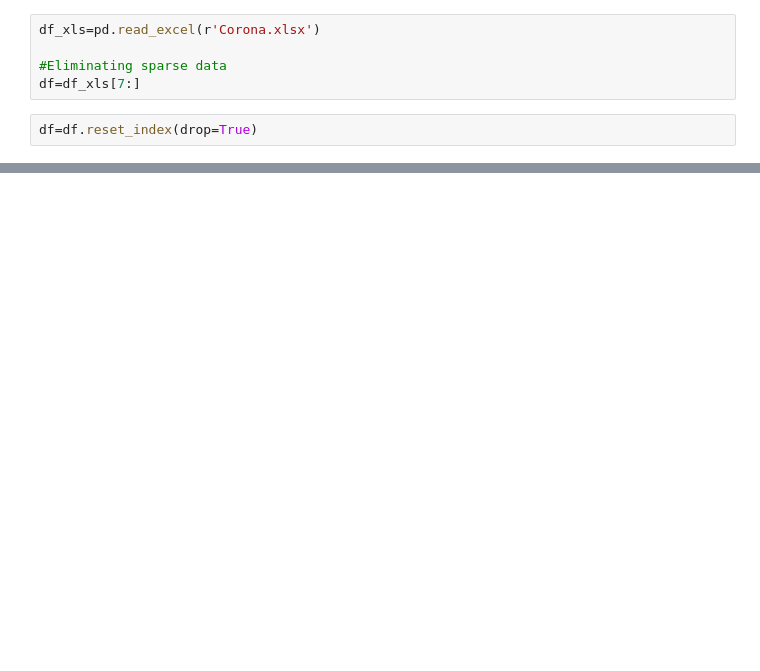
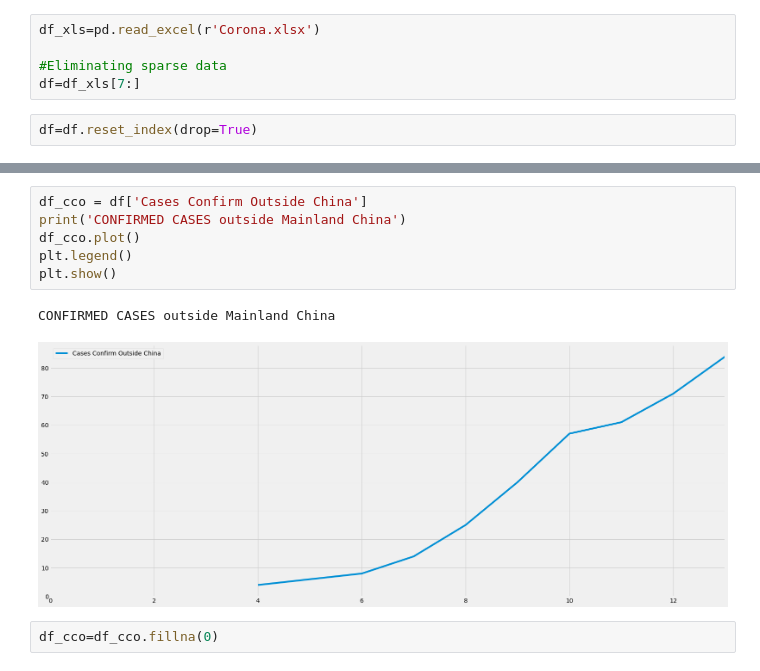
Before and after one commit to smtexas99/ncov19, a Jupyter notebook: ncov2019.ipynb, the cells around one changed output, grey strips where cells are left out. Cells and saved outputs as stored; diff of their text form; blank space fills up the shorter version.

```diff
--- a/ncov2019.ipynb
+++ b/ncov2019.ipynb
@@ -130,0 +129,11 @@ array([ 43.74881467,   0.37771771, -13.73969404])
+# %%
+df_cco = df['Cases Confirm Outside China']
+print('CONFIRMED CASES outside Mainland China')
+df_cco.plot()
+plt.legend()
+plt.show()
+# %% [output]
+CONFIRMED CASES outside Mainland China
+[figure, added]
+# %%
+df_cco=df_cco.fillna(0)
```
Also changed, not shown: parts of 26 cells of this notebook.
